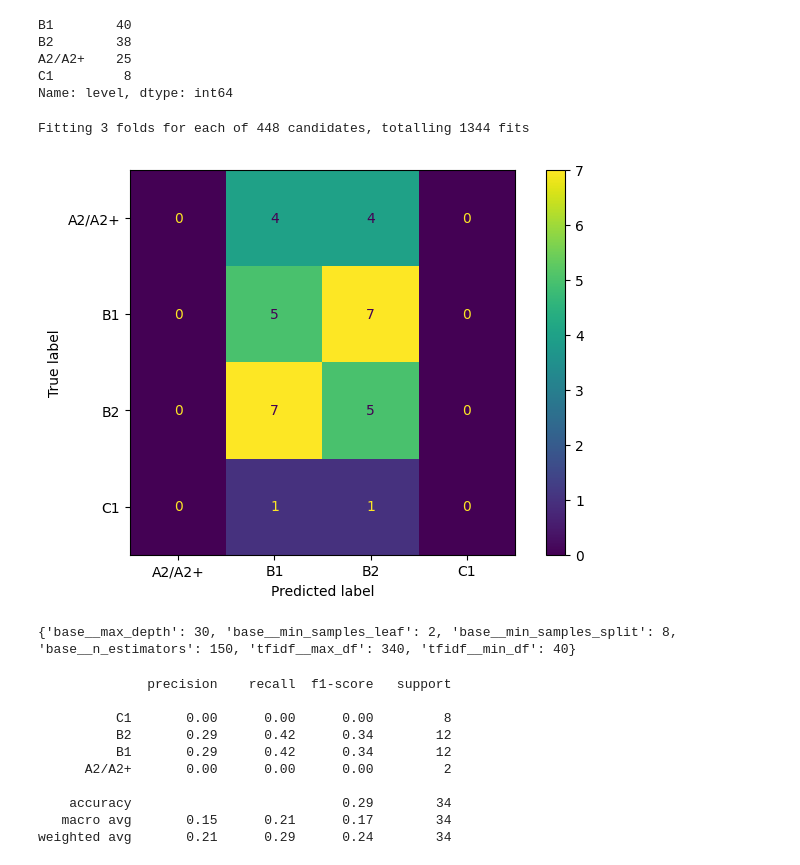
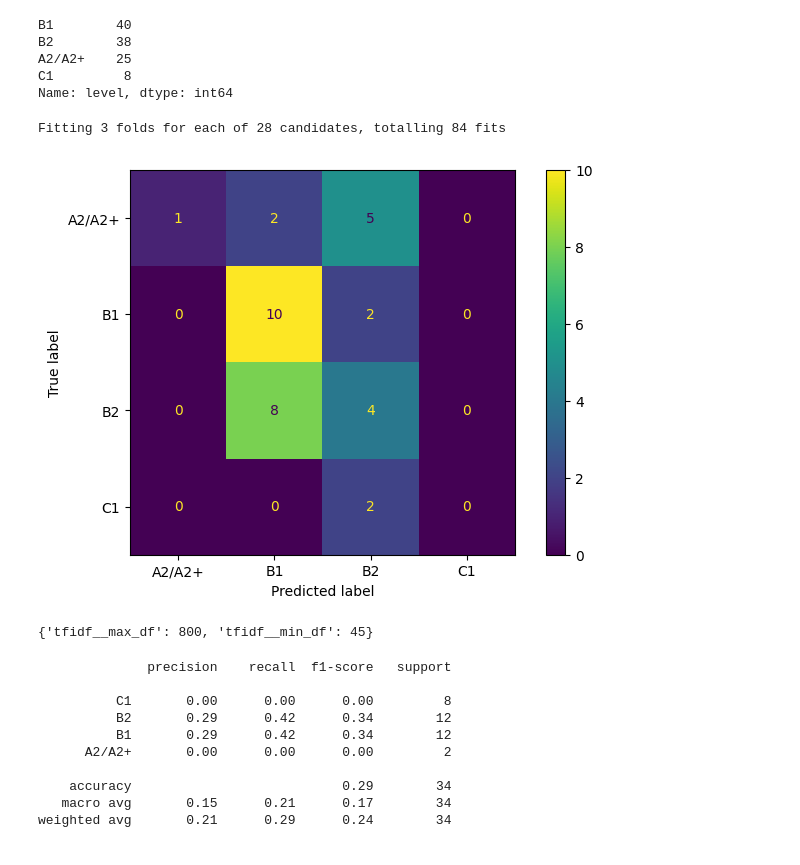
Before and after one commit to kirillva/workshop02, a Jupyter notebook: subtitles.ipynb, the cells around one changed output. Drawn from its saved outputs; the diff is of its cells as text; code cells hidden in the pictures.

```diff
--- a/subtitles.ipynb
+++ b/subtitles.ipynb
@@ -224,35 +224,35 @@ words = pd.read_csv(f'Parsed/words.csv', index_col=[0])
 # %%
 x, y = df_films_splitted['content'].tolist(), df_films_splitted['level'].tolist()
 
 # vocabulary=words['name'].str.strip().str.lower().unique()
 pipeline = Pipeline(
     steps = [("tfidf", TfidfVectorizer() ),("base", RandomForestClassifier() )]
 )
 
 param_grid = {
     "tfidf__min_df": [i for i in range(30,50,5)],
-    "tfidf__max_df": [i for i in range(100,500,30)],
+    "tfidf__max_df": [i for i in range(300,1000,100)],
     # "base__n_estimators": [i for i in range(150,250,50)],
     # "base__max_depth": [i for i in range(25,35,5)],
     # "base__min_samples_split":[i for i in range(6,10,2)],
     # "base__min_samples_leaf": [2],
 }
 
 estimator, best_params = search_best_estimator(pipeline, param_grid, x, y)
 
 X_train, X_test, y_train, y_test = train_test_split(
     x, y, random_state=42, test_size=0.3, stratify=y
 )
 estimator.fit(X_train, y_train)
 y_preds = estimator.predict(X_test)
 plot_confusion_matrix(y_test, y_preds, estimator)
 
 # print(len(list(estimator[0].vocabulary_)))
 print(best_params)
 # %% [output]
-Fitting 3 folds for each of 448 candidates, totalling 1344 fits
+Fitting 3 folds for each of 28 candidates, totalling 84 fits
-[figure, old version]
+[figure, new version]
-{'base__max_depth': 30, 'base__min_samples_leaf': 2, 'base__min_samples_split': 8, 'base__n_estimators': 150, 'tfidf__max_df': 340, 'tfidf__min_df': 40}
+{'tfidf__max_df': 800, 'tfidf__min_df': 45}
 # %%
 report = classification_report(y_test, y_preds, target_names=[
     'C1',
```
Also changed, not shown: parts of 9 cells of this notebook.
